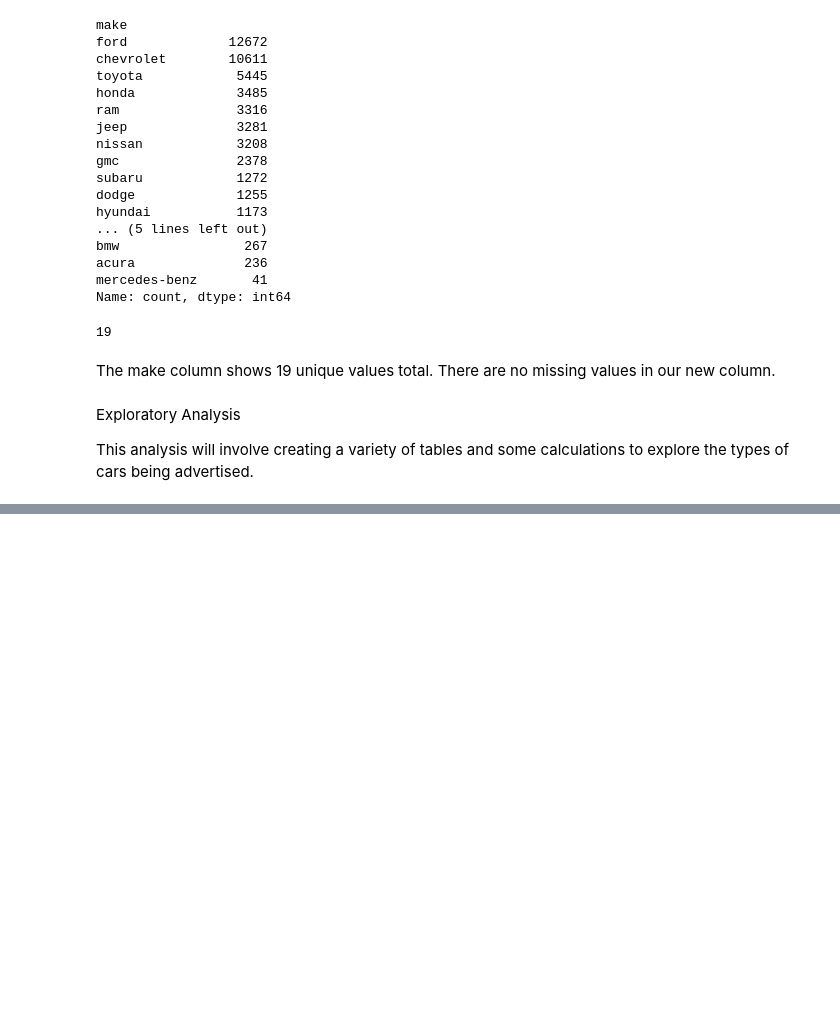
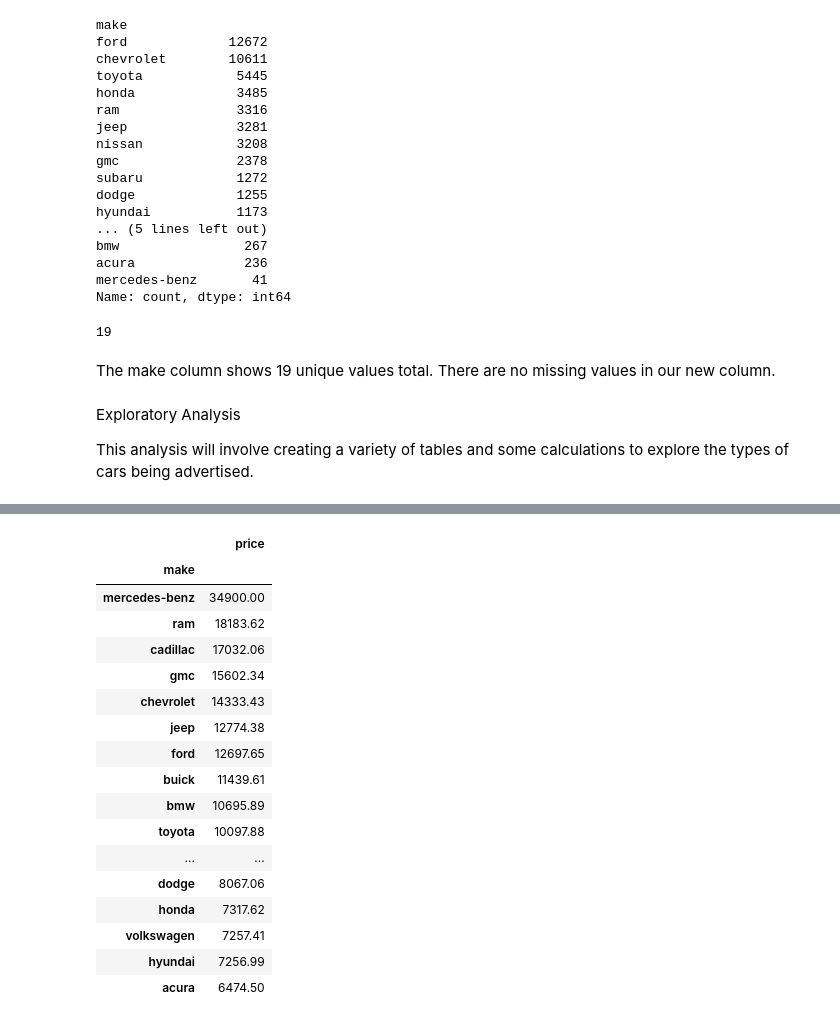
Before and after one commit to mdero002/Sprint_4_Software_Development_Tools, a Jupyter notebook: notebooks/EDA.ipynb, the cells around one changed output, grey strips where cells are left out. Drawn from its saved outputs; the diff is of its cells as text; code cells hidden in the pictures; blank space fills up the shorter version.

```diff
--- a/notebooks/EDA.ipynb
+++ b/notebooks/EDA.ipynb
@@ -719,0 +747,31 @@ This analysis will involve creating a variety of tables and some calculations to
+# %%
+# Create a pivot table to calculate the average price for each make of vehicle
+make_by_price = df.pivot_table(index='make', values='price', aggfunc='mean')
+
+# Round the values in the pivot table to 2 decimal places
+make_by_price = np.round(make_by_price, 2)
+
+# Order the pivot table by price in descending order
+make_by_price = make_by_price.sort_values(by='price', ascending=False)
+
+# Display the pivot table
+display(make_by_price)
+# %% [output]
+|  | price |
+| make |  |
+| mercedes-benz | 34900.00 |
+| ram | 18183.62 |
+| cadillac | 17032.06 |
+| gmc | 15602.34 |
+| chevrolet | 14333.43 |
+| jeep | 12774.38 |
+| ford | 12697.65 |
+| buick | 11439.61 |
+| bmw | 10695.89 |
+| toyota | 10097.88 |
+| ... | ... |
+| dodge | 8067.06 |
+| honda | 7317.62 |
+| volkswagen | 7257.41 |
+| hyundai | 7256.99 |
+| acura | 6474.50 |
```
Also changed, not shown: parts of 10 cells of this notebook, 1 other file.
